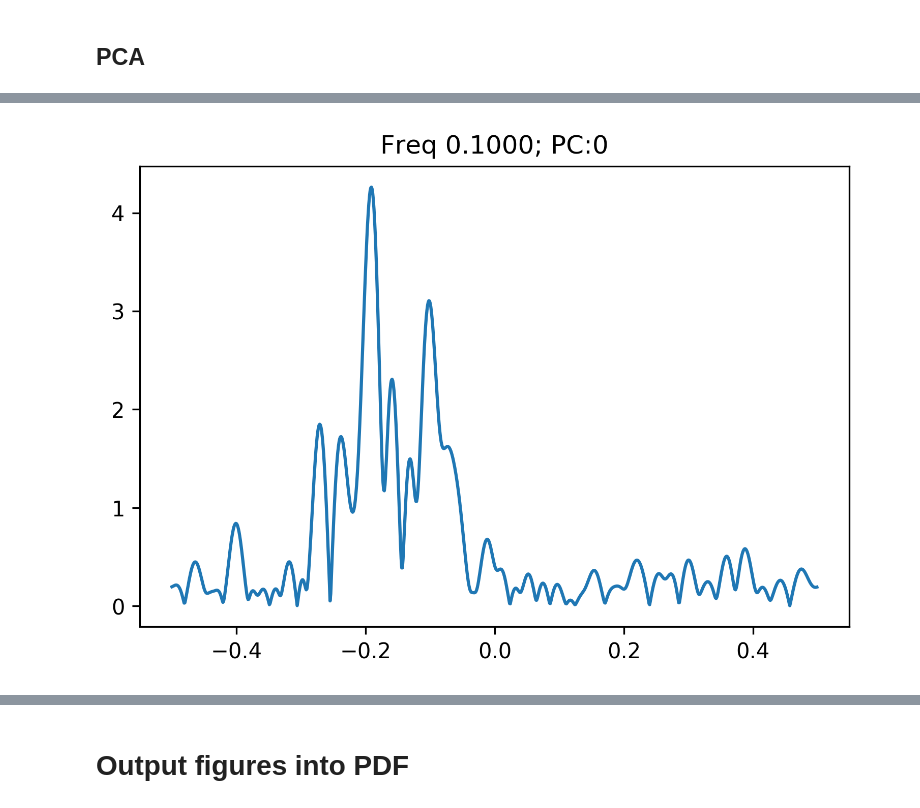
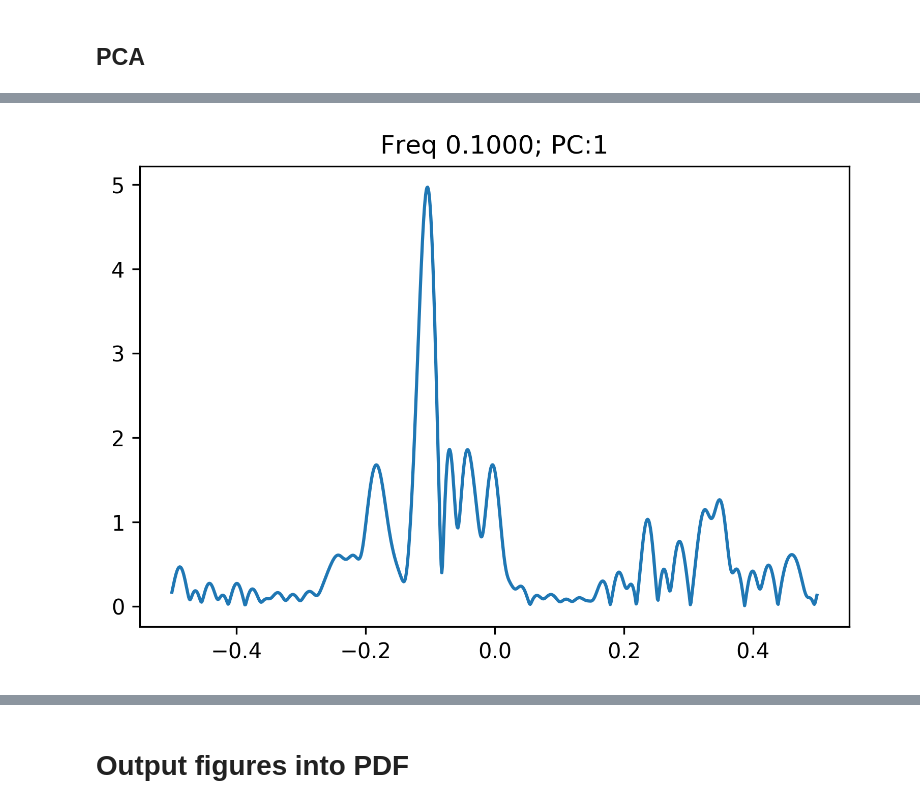
Before and after one commit to bofei5675/DeepFreq, a Jupyter notebook: filter.ipynb, the cells around one changed output, grey strips where cells are left out. Saved outputs shown, nothing was run; the diff lists cells and outputs as text; code cells hidden in the pictures.

```diff
--- a/filter.ipynb
+++ b/filter.ipynb
@@ -630,8 +636,9 @@ signal_dim=50
 min_sep=1.
 snr_list=[1, 5, 10, 30, 50]
 #fixed_freq = [0.1,0.15, 0.2, 0.25, 0.3, 0.35, 0.4] # set None for  random frequency
-fixed_freq = [0.4]
+fixed_freq = [0.3, 0.4]
 num_freq=len(fixed_freq)
+snr=1
 jac, jac_clean = compute_jacobian_realization(num_samples,
                                               signal_dim,
                                               num_freq,
@@ -641,12 +648,14 @@ jac, jac_clean = compute_jacobian_realization(num_samples,
 jac = np.stack(jac)
 # %%
 # print PCA results
-def pca_plots(xgrid, target_freq, num_samples, signal_dim, idx_comp=0, fixed_freq_idx=0, arbitary_row=None):
+def pca_plots(num_samples, signal_dim, idx_comp=0, fixed_freq_idx=0, arbitary_row=None, resolution=1000):
+    xgrid = np.linspace(-0.5, 0.5, resolution, endpoint=False)
     if arbitary_row is None:
         target_freq = fixed_freq[fixed_freq_idx]
         #  get target prediction
         row_idx = np.abs(xgrid  - target_freq).argsort()[0]
     else:
+        arbitary_row = int((arbitary_row / 1000) * resolution)
         row_idx = arbitary_row
         target_freq = xgrid[arbitary_row]
     dataset = 1j * np.zeros((num_samples, signal_dim))
@@ -656,9 +665,10 @@ def pca_plots(xgrid, target_freq, num_samples, signal_dim, idx_comp=0, fixed_fre
     signal_cov = np.cov(dataset.T)
     s, u = np.linalg.eig(signal_cov)
     pc1 = u[:, idx_comp]
-    pc1_fft = np.fft.fft(pc1, n=1000)
+    pc1_fft = np.fft.fft(pc1, n=resolution)
     pc1_fft = np.fft.fftshift(pc1_fft)
     pc1_fft = np.abs(pc1_fft)
     fig, ax = plt.subplots(dpi=300)
     ax.plot(xgrid, pc1_fft)
     ax.set_title('Freq {:2.4f}; PC:{}'.format(target_freq, idx_comp))
+    return fig, ax, s, u
@@ -672,0 +705,16 @@ pca_plots(xgrid, target_freq, num_samples, signal_dim, idx_comp=49, fixed_freq_i
+# %%
+# hyper parameter setting
+num_samples=10
+signal_dim=50
+snr_list=[1, 5, 10, 30, 50]
+#fixed_freq = [0.1,0.15, 0.2, 0.25, 0.3, 0.35, 0.4] # set None for  random frequency
+fixed_freq = [0.3, 0.4]
+num_freq=len(fixed_freq)
+snr=30
+jac, jac_clean = compute_jacobian_realization(num_samples,
+                                              signal_dim,
+                                              num_freq,
+                                              min_sep,
+                                              fixed_freq,
+                                              snr)
+jac = np.stack(jac)
@@ -672,0 +723,3 @@ pca_plots(xgrid, target_freq, num_samples, signal_dim, idx_comp=49, fixed_freq_i
+# %%
+resolution = 1000
+fig, ax, s, u = pca_plots(num_samples, signal_dim, idx_comp=0, fixed_freq_idx=1, resolution=resolution)
@@ -673,6 +760,6 @@ pca_plots(xgrid, target_freq, num_samples, signal_dim, idx_comp=49, fixed_freq_i
 # %%
-arbitary_row=600
-pca_plots(xgrid, target_freq, num_samples,
-          signal_dim, idx_comp=0, fixed_freq_idx=0, arbitary_row=arbitary_row)
+arbitary_row = 600
+fig, ax, s, u = pca_plots(num_samples, signal_dim, idx_comp=1, fixed_freq_idx=1, arbitary_row=arbitary_row,
+                         resolution=resolution)
 # %% [output]
-[figure, old version]
+[figure, new version]
```
Also changed, not shown: parts of 18 cells of this notebook, 1 other file.
